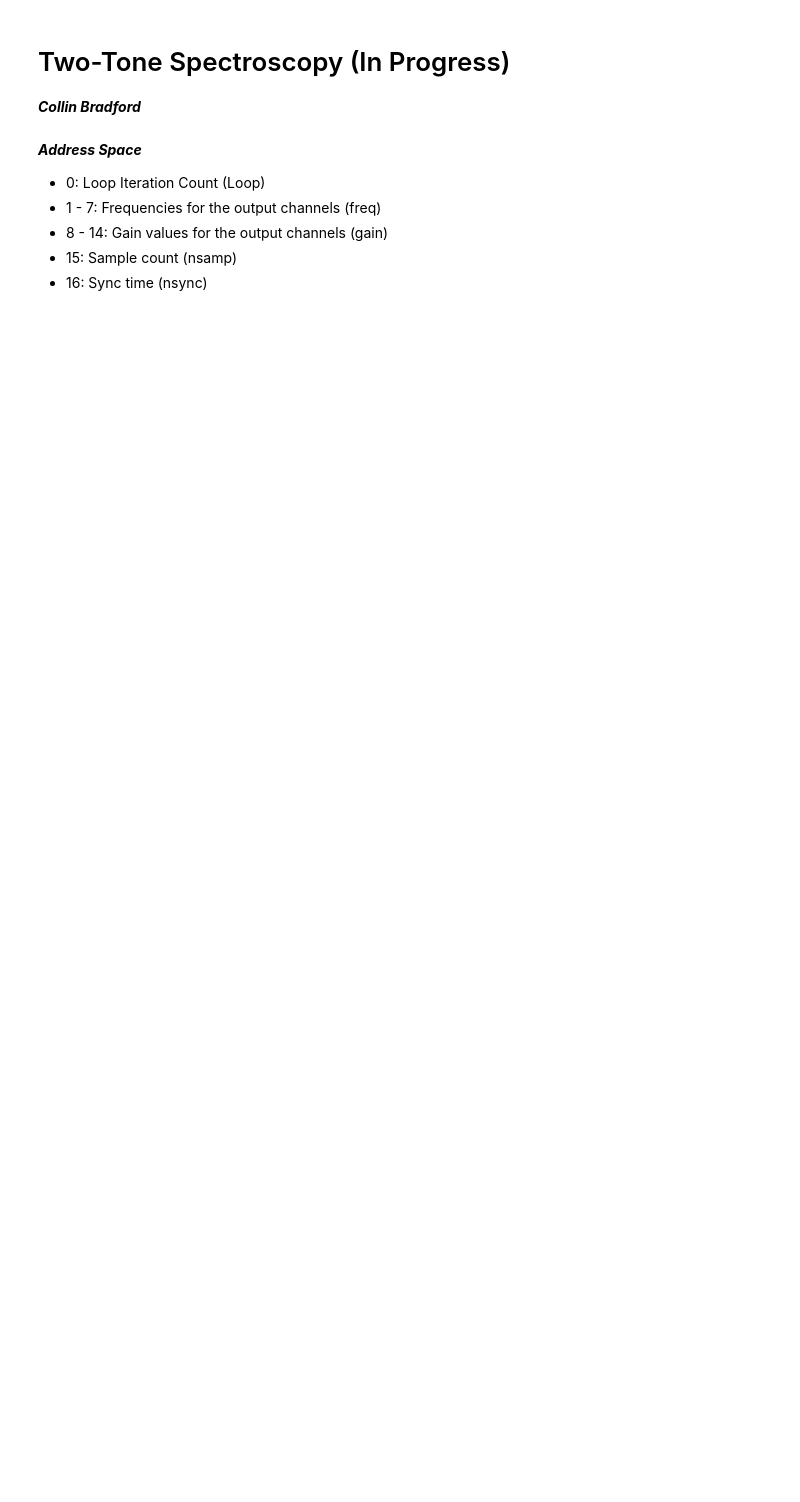
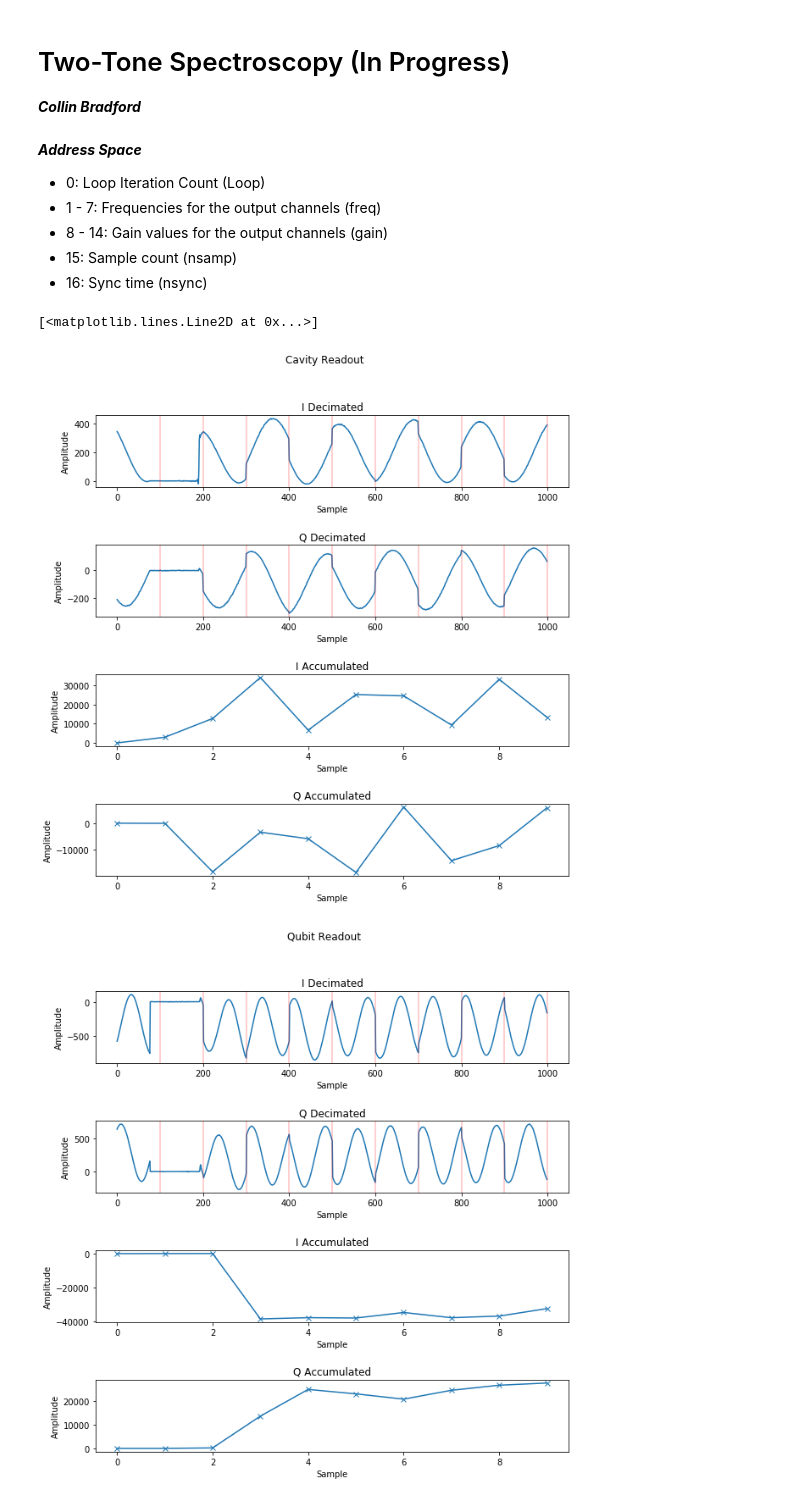
Before and after one commit to openquantumhardware/qick, a Jupyter notebook: pynq/two-tone-spectroscopy.ipynb, the cells around one changed output. Cells and saved outputs as stored; diff of their text form; code cells hidden in the pictures; blank space fills up the shorter version.

Commit message:
Finished the rough draft for the two-tone spectroscopy test.

```diff
--- a/pynq/two-tone-spectroscopy.ipynb
+++ b/pynq/two-tone-spectroscopy.ipynb
@@ -46,6 +46,7 @@ with ASM_Program() as p:
     p.memri(0,12,12,"gain ch 5")
     p.memri(0,13,13,"gain ch 6")
     p.memri(0,14,14,"gain ch 7")
+    #Set the nsamp and nsync variables from address memory
     p.memri(0,15,15,"nsamp")
     p.memri(1,2,16,"nsync")
     #Set up nsamp and DAC selection register.
@@ -58,8 +59,8 @@ with ASM_Program() as p:
     p.regwi(1,3, 0xC001)
     p.seti(0,1,0,0) #Just set the triger to 0.
     #Set up the signal generators
-    p.set(1,0,1,0,0,8,15,0)
-    p.set(2,0,2,0,0,9,15,0)
+    p.set(1,0,1,0,0, 8,15,0)
+    p.set(2,0,2,0,0, 9,15,0)
     p.set(3,0,3,0,0,10,15,0)
     p.set(4,0,4,0,0,11,15,0)
     p.set(5,0,5,0,0,12,15,0)
@@ -67,10 +68,10 @@ with ASM_Program() as p:
     p.set(7,0,7,0,0,14,15,0)
     #Loop
     p.label("LOOP")
-    p.seti(0,1,1,0) #Trigger the readout
+    p.seti(0,1,3,0) #Trigger the readout
     p.seti(0,1,0,5) #Disable trigger 5 clocks later.
     p.sync(1,2)
-    p.loopnz(1,3,"LOOP")
+    p.loopnz(1,1,"LOOP")
     #End loop
     #Signal End
     p.seti(0, 1, 0, 0)
@@ -184,0 +168,65 @@ def getAvgSamples (freq=150, gain=30000, nsamp=200, loop=50, outputType="product
+# %%
+#System Test
+
+freqCavity = 1
+freqQubit = 2
+chCavity = 7
+chQubit = 6
+nsamp = 100
+iterations = 10
+
+decCavity, decQubit, acCavity, acQubit = twoToneSpec(outputChCavity=chCavity, outputChQubit=chQubit, freqCavity=freqCavity, freqQubit=freqQubit, nsamp=nsamp, loopCount=iterations)
+
+fig,ax = plt.subplots(4,1)
+fig.suptitle("Cavity Readout")
+fig.subplots_adjust(hspace=0.8)
+fig.set_figwidth(10)
+fig.set_figheight(10)
+ax[0].set_title("I Decimated")
+ax[0].set_ylabel("Amplitude")
+ax[0].set_xlabel("Sample")
+ax[0].plot(decCavity[0])
+ax[1].set_title("Q Decimated")
+ax[1].set_ylabel("Amplitude")
+ax[1].set_xlabel("Sample")
+ax[1].plot(decCavity[1])
+for i in range(0, iterations):
+        ax[0].axvline(nsamp * (i+1), color="r", alpha=0.25)
+        ax[1].axvline(nsamp * (i+1), color="r", alpha=0.25)
+ax[2].set_title("I Accumulated")
+ax[2].set_xlabel("Sample")
+ax[2].set_ylabel("Amplitude")
+ax[2].plot(acCavity[0], "-x")
+ax[3].set_title("Q Accumulated")
+ax[3].set_xlabel("Sample")
+ax[3].set_ylabel("Amplitude")
+ax[3].plot(acCavity[1], "-x")
+
+fig,ax = plt.subplots(4,1)
+fig.suptitle("Qubit Readout")
+fig.subplots_adjust(hspace=0.8)
+fig.set_figwidth(10)
+fig.set_figheight(10)
+ax[0].set_title("I Decimated")
+ax[0].set_ylabel("Amplitude")
+ax[0].set_xlabel("Sample")
+ax[0].plot(decQubit[0])
+ax[1].set_title("Q Decimated")
+ax[1].set_ylabel("Amplitude")
+ax[1].set_xlabel("Sample")
+ax[1].plot(decQubit[1])
+for i in range(0, iterations):
+        ax[0].axvline(nsamp * (i+1), color="r", alpha=0.25)
+        ax[1].axvline(nsamp * (i+1), color="r", alpha=0.25)
+ax[2].set_title("I Accumulated")
+ax[2].set_xlabel("Sample")
+ax[2].set_ylabel("Amplitude")
+ax[2].plot(acQubit[0], "-x")
+ax[3].set_title("Q Accumulated")
+ax[3].set_xlabel("Sample")
+ax[3].set_ylabel("Amplitude")
+ax[3].plot(acQubit[1], "-x")
+# %% [output]
+[<matplotlib.lines.Line2D at 0x...>]
+[figure, added]
+[figure, added]
```
Also changed, not shown: parts of 3 cells of this notebook, 1 other file.
